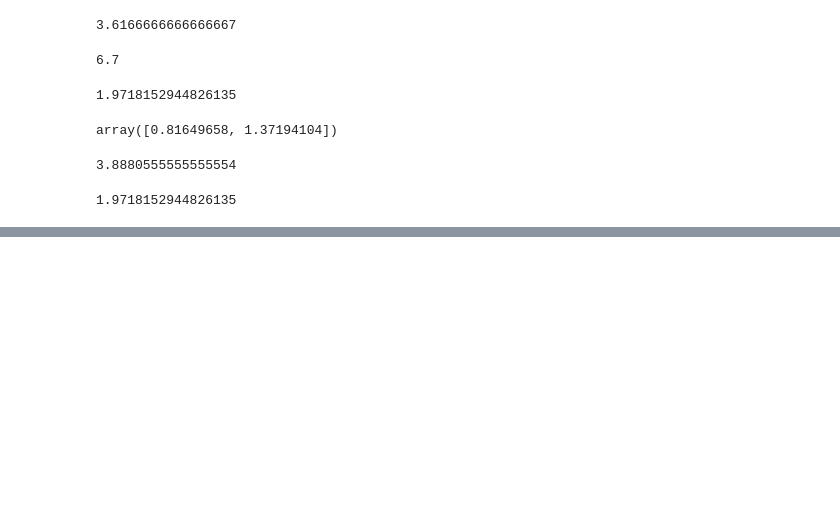
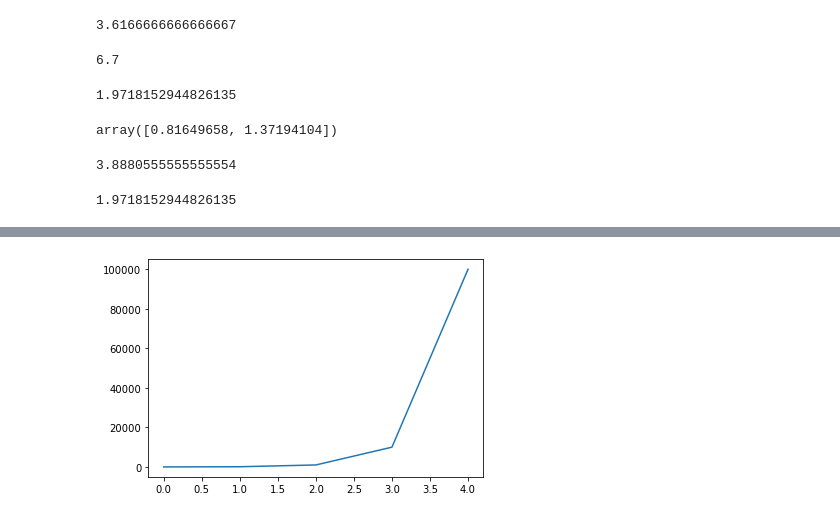
Before and after one commit to GKPSingh/M3D21, a Jupyter notebook: Learning Numpy.ipynb, the cells around one changed output, grey strips where cells are left out. Cells and saved outputs as stored; diff of their text form; code cells hidden in the pictures; blank space fills up the shorter version.

```diff
--- a/Learning Numpy.ipynb
+++ b/Learning Numpy.ipynb
@@ -480,0 +516,4 @@ np.sqrt(np.var(a2))
+# %%
+plt.plot(high_variance_array);
+# %% [output]
+[figure, added]
```
Also changed, not shown: parts of 17 cells of this notebook.
